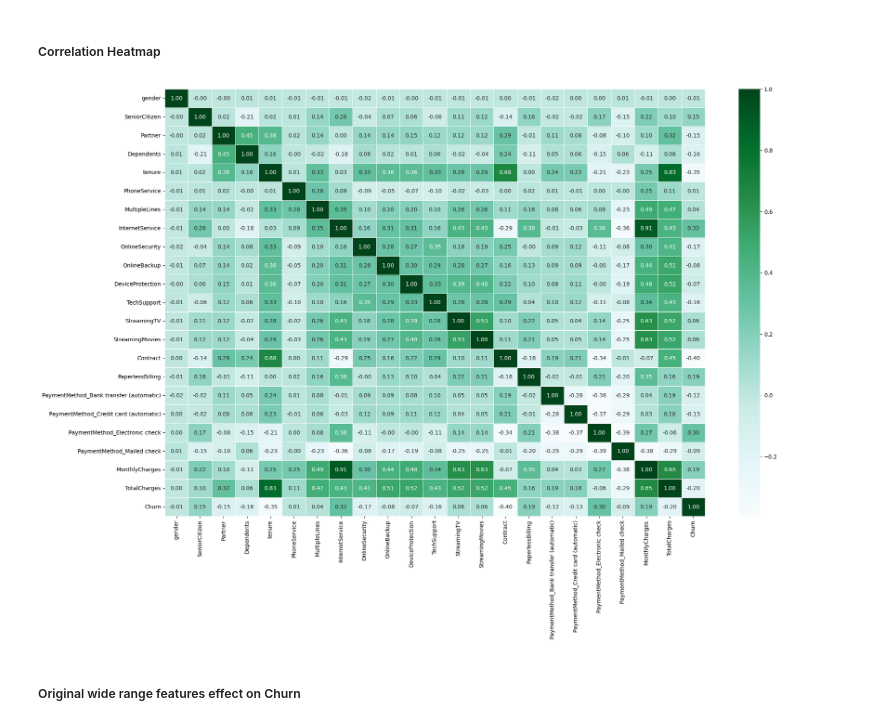
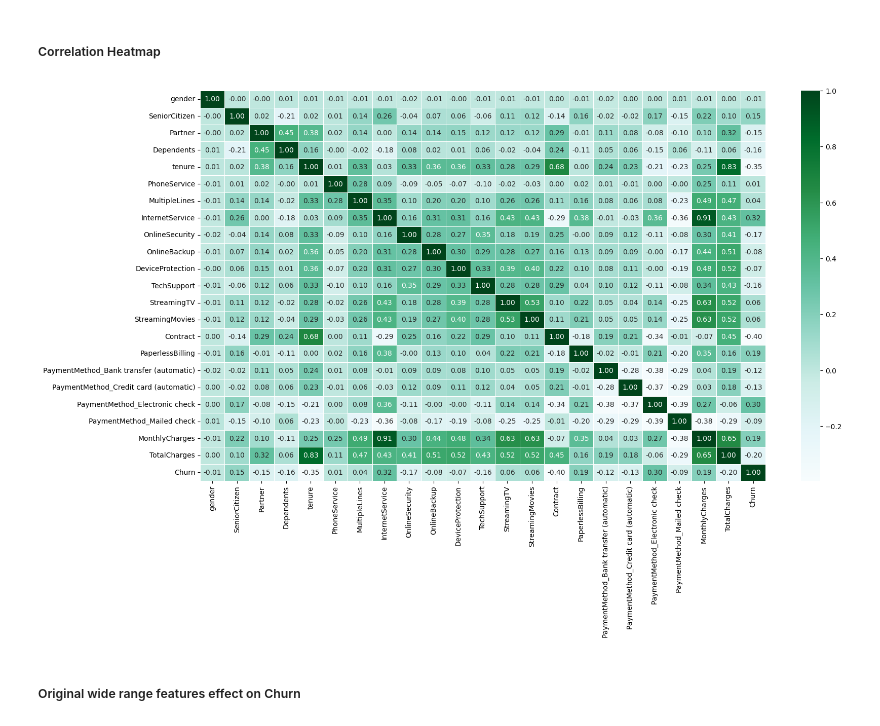
Before and after one commit to viltu-jujhajiya/End-to-End-MLOps-Pipeline-Churn-Prediction, a Jupyter notebook: EDA/data_analysis.ipynb, the cells around one changed output. Saved outputs shown, nothing was run; the diff lists cells and outputs as text; code cells hidden in the pictures.

```diff
--- a/EDA/data_analysis.ipynb
+++ b/EDA/data_analysis.ipynb
@@ -192,11 +192,11 @@ memory usage: 1.3 MB
 ##### Correlation Heatmap
 # %%
 corr_matrix = encoded_data.corr()
-plt.figure(figsize=(22, 14))
+plt.figure(figsize=(18, 10))
 sns.heatmap(corr_matrix, cmap="BuGn", annot=True, fmt=".2f", linewidths=0.5)
 plt.show()
 # %% [output]
-[figure, old version]
+[figure, new version]
 # %% [markdown]
 ##### Original wide range features effect on Churn
 # %%
```
Also changed, not shown: parts of 1 cell of this notebook, 3 other files.
